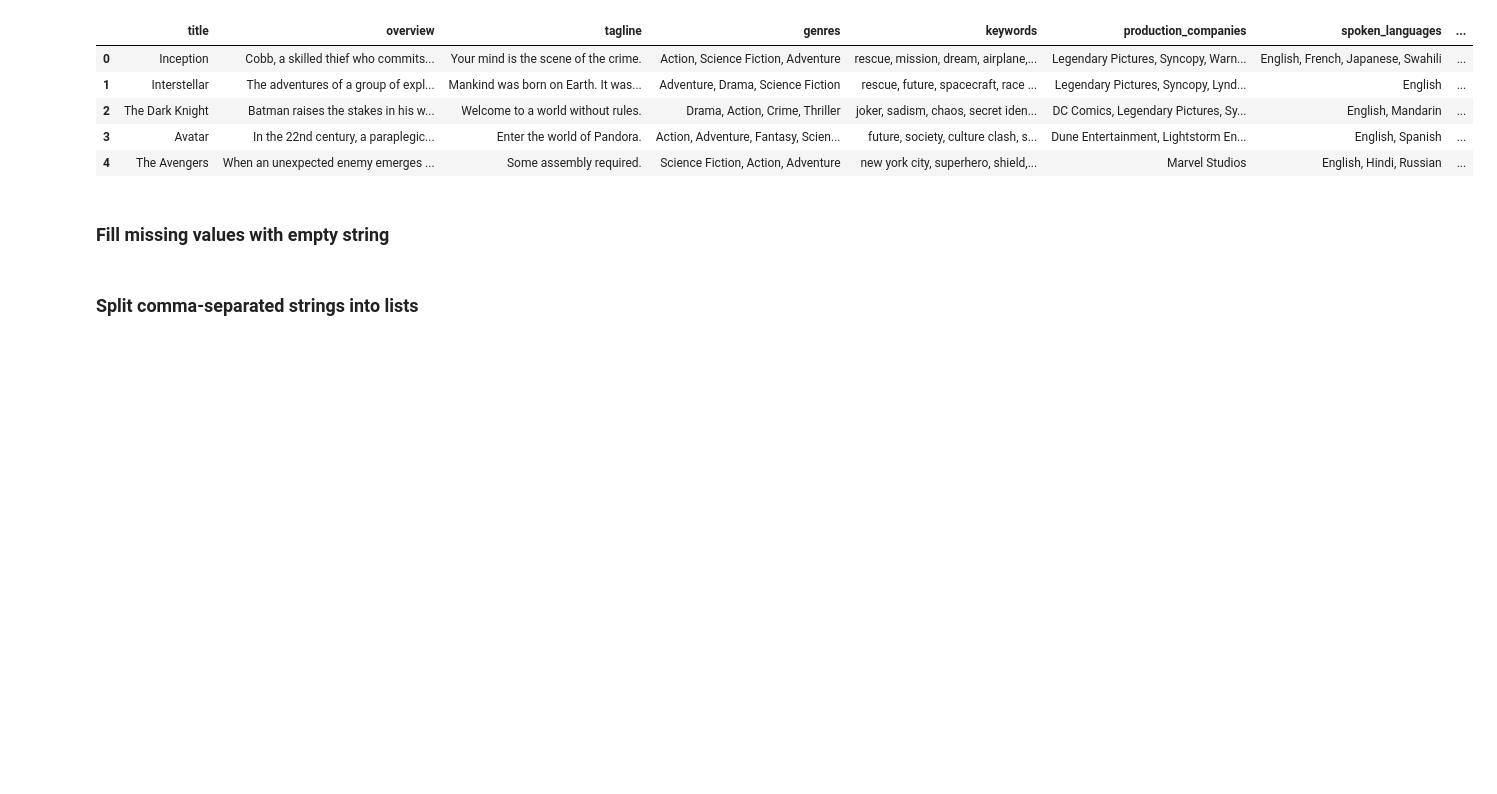
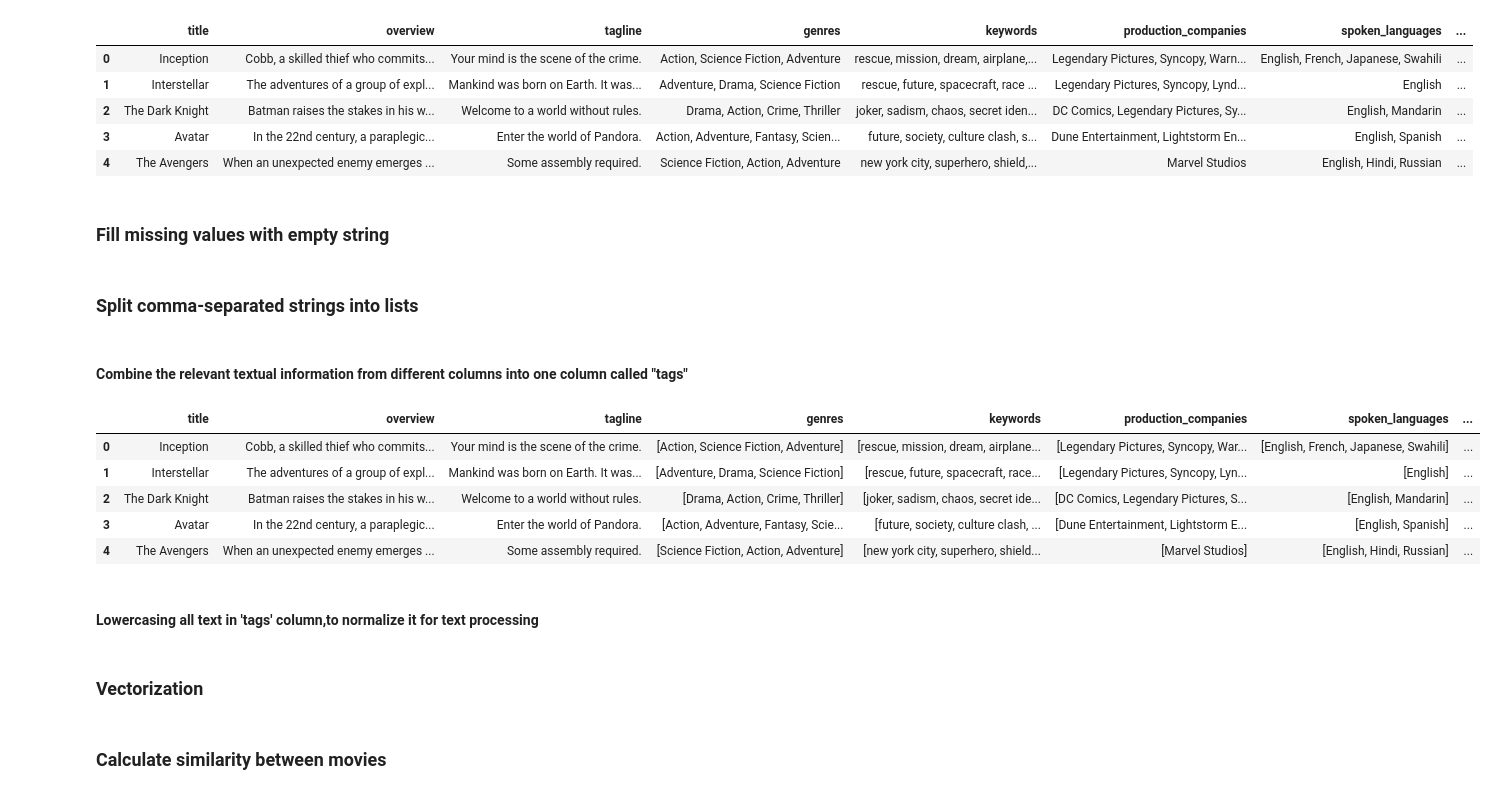
Before and after one commit to SFG006/movie-recommendation-system, a Jupyter notebook: main.ipynb, the cells around one changed output. Drawn from its saved outputs; the diff is of its cells as text; code cells hidden in the pictures; blank space fills up the shorter version.

```diff
--- a/main.ipynb
+++ b/main.ipynb
@@ -460,3 +460,30 @@ columns_to_split = ['genres', 'keywords', 'production_companies', 'spoken_langua
 
 for col in columns_to_split:
     moviess[col] = moviess[col].apply(lambda x: x.split(',') if x != '' else [])
+# %% [markdown]
+#### Combine the relevant textual information from different columns into one column called "tags"
+# %%
+def collapse(elements):
+    return ' '.join(elements)
+
+moviess['tags'] = (moviess['title']+ ' ' +
+                   moviess['overview'] + ' ' +
+                   moviess['tagline'] + ' ' +
+                   moviess['genres'].apply(collapse) + ' ' +
+                   moviess['keywords'].apply(collapse) + ' ' +
+                   moviess['production_companies'].apply(collapse) + ' ' +
+                   moviess['spoken_languages'].apply(collapse) + ' ' +
+                   moviess['original_language']
+                   )
+# %%
+#Preview
+moviess.head()
+# %% [output]
+|  | title | overview | tagline | genres | keywords | production_companies | spoken_languages | ... |
+| 0 | Inception | Cobb, a skilled thief who commits... | Your mind is the scene of the crime. | [Action, Science Fiction, Adventure] | [rescue, mission, dream, airplane... | [Legendary Pictures, Syncopy, War... | [English, French, Japanese, Swahili] | ... |
+| 1 | Interstellar | The adventures of a group of expl... | Mankind was born on Earth. It was... | [Adventure, Drama, Science Fiction] | [rescue, future, spacecraft, race... | [Legendary Pictures, Syncopy, Lyn... | [English] | ... |
+| 2 | The Dark Knight | Batman raises the stakes in his w... | Welcome to a world without rules. | [Drama, Action, Crime, Thriller] | [joker, sadism, chaos, secret ide... | [DC Comics, Legendary Pictures, S... | [English, Mandarin] | ... |
+| 3 | Avatar | In the 22nd century, a paraplegic... | Enter the world of Pandora. | [Action, Adventure, Fantasy, Scie... | [future, society, culture clash, ... | [Dune Entertainment, Lightstorm E... | [English, Spanish] | ... |
+| 4 | The Avengers | When an unexpected enemy emerges ... | Some assembly required. | [Science Fiction, Action, Adventure] | [new york city, superhero, shield... | [Marvel Studios] | [English, Hindi, Russian] | ... |
+# %% [markdown]
+#### Lowercasing all text in 'tags' column,to normalize it for text processing
@@ -462,0 +492,2 @@ for col in columns_to_split:
+# %% [markdown]
+### Vectorization
@@ -462,0 +499,2 @@ for col in columns_to_split:
+# %% [markdown]
+### Calculate similarity between movies
```
Also changed, not shown: parts of 4 cells of this notebook.
